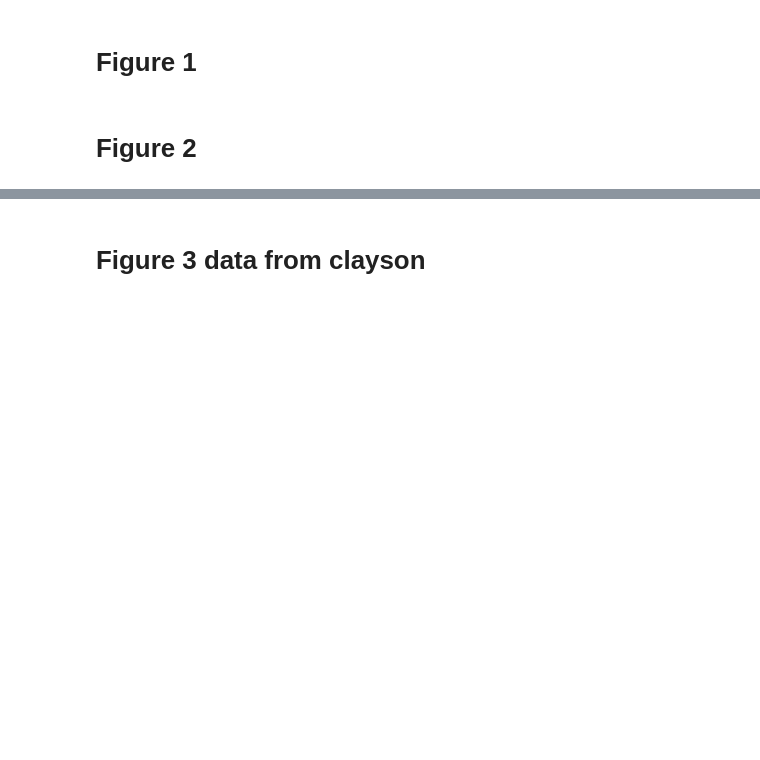
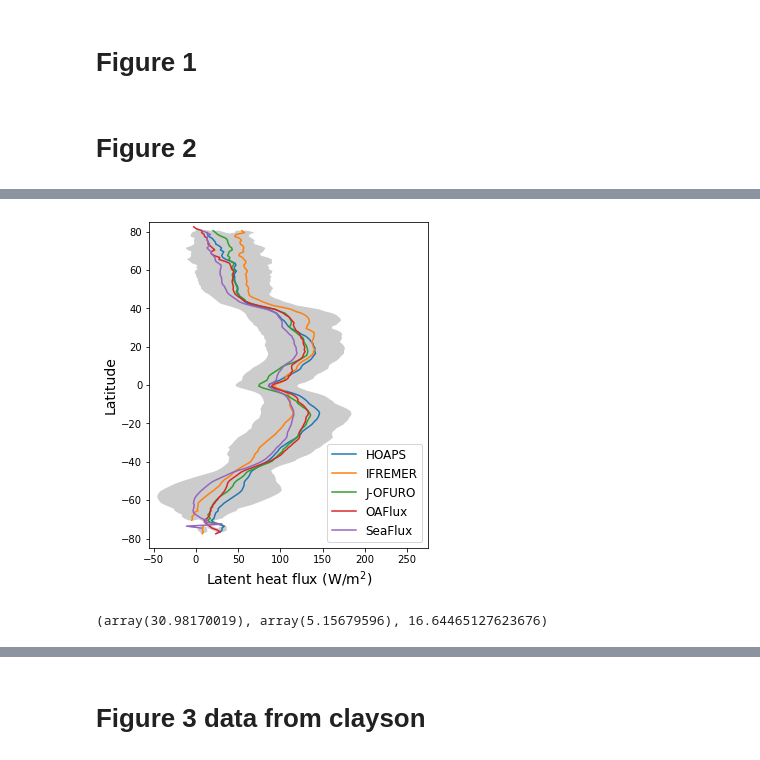
Before and after one commit to cgentemann/cloud_science, a Jupyter notebook: Butterfly/FluxSat_paper_figures.ipynb, the cells around one changed output, grey strips where cells are left out. Saved outputs shown, nothing was run; the diff lists cells and outputs as text; code cells hidden in the pictures; blank space fills up the shorter version.

Commit message:
cac data

```diff
--- a/Butterfly/FluxSat_paper_figures.ipynb
+++ b/Butterfly/FluxSat_paper_figures.ipynb
@@ -18,6 +18,7 @@ import cm_xml_to_matplotlib as cmxml
 
 #where to find the data
 adir_data= './../../paper_software/2020_fluxsat/data/'
+adir_data2= './data/'
 adir_figs= './figures/'
 # %% [markdown]
 # Figure 1
@@ -107,0 +109,42 @@ fig.savefig(adir_figs+'figure2.png')
+# %%
+tem = loadmat(adir_data2+'yearlyStatsChelle.mat')
+ds_err = xr.Dataset({'mstd': (['lat', 'lon'],  tem['meanStdDev'].transpose()),
+                    'mn': (['lat', 'lon'],  tem['spreadProducts'].transpose())},
+                      coords={'lon': (['lon'], tem['longitude'][:,0]),
+                              'lat': (['lat'], tem['latitude'][:,0])})
+tem1=tem
+tem = loadmat(adir_data2+'yearlyMeansChelle.mat')
+ds_mn = xr.Dataset({'H': (['lat', 'lon'],  tem['LhfHMean'].transpose()),
+                    'I': (['lat', 'lon'],  tem['LhfIMean'].transpose()),
+                    'J': (['lat', 'lon'],  tem['LhfJMean'].transpose()),
+                    'O': (['lat', 'lon'],  tem['LhfOMean'].transpose()),
+                    'S': (['lat', 'lon'],  tem['LhfSMean'].transpose())},
+                    coords={'lon': (['lon'], tem1['longitude'][:,0]),
+                            'lat': (['lat'], tem1['latitude'][:,0])})
+# %%
+fig = plt.figure(figsize=(5, 6))
+tem = ds_mn.mean('lon')
+tem1 = ds_err.mean('lon')
+plt.fill_betweenx(ds_mn.lat,tem.H-tem1.mn,tem.H+tem1.mn, facecolor='0.8', alpha=1)
+plt.fill_betweenx(ds_mn.lat,tem.I-tem1.mn,tem.I+tem1.mn, facecolor='0.8', alpha=1)
+plt.fill_betweenx(ds_mn.lat,tem.J-tem1.mn,tem.J+tem1.mn, facecolor='0.8', alpha=1)
+plt.fill_betweenx(ds_mn.lat,tem.O-tem1.mn,tem.O+tem1.mn, facecolor='0.8', alpha=1)
+plt.fill_betweenx(ds_mn.lat,tem.S-tem1.mn,tem.S+tem1.mn, facecolor='0.8', alpha=1)
+plt.plot(tem.H,ds_mn.lat,label='HOAPS')
+plt.plot(tem.I,ds_mn.lat,label='IFREMER')
+plt.plot(tem.J,ds_mn.lat,label='J-OFURO')
+plt.plot(tem.O,ds_mn.lat,label='OAFlux')
+plt.plot(tem.S,ds_mn.lat,label='SeaFlux')
+plt.ylim(-85,85)
+plt.xlim(-55,275)
+plt.xlabel('Latent heat flux (W/m$^2$)',fontsize=14)
+plt.ylabel('Latitude',fontsize=14)
+plt.legend(loc='lower right',fontsize=12)
+fig.savefig(adir_figs+'figure2_lat.png')
+# %% [output]
+[figure, added]
+# %%
+i=15
+tem.H[i].data,tem1.mn[i].data,(tem1.mn[i]/tem.H[i]).data*100
+# %% [output]
+(array(30.98170019), array(5.15679596), 16.64465127623676)
```
Also changed, not shown: parts of 3 cells of this notebook, 4 other files.
